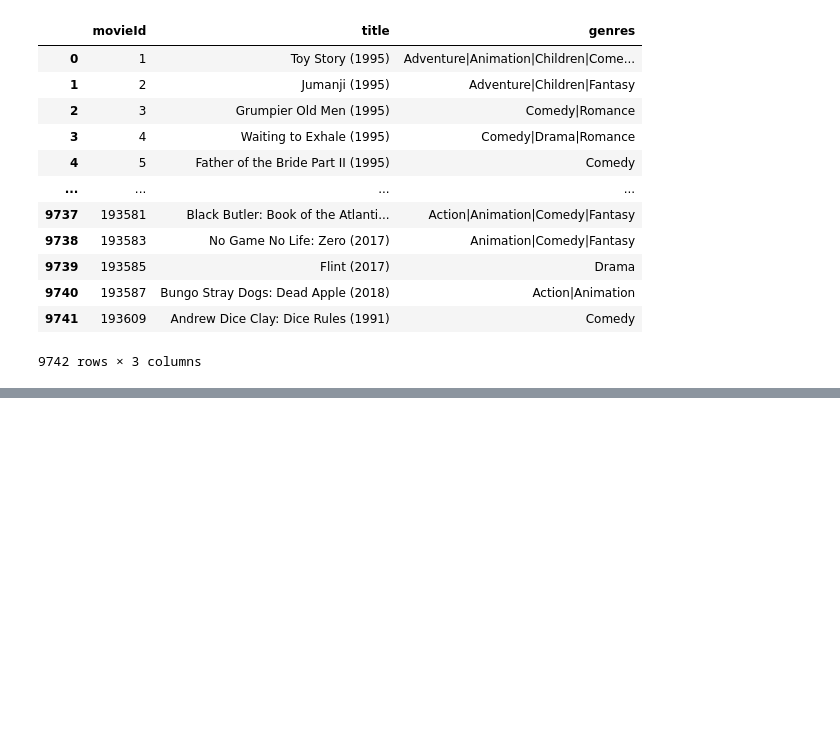
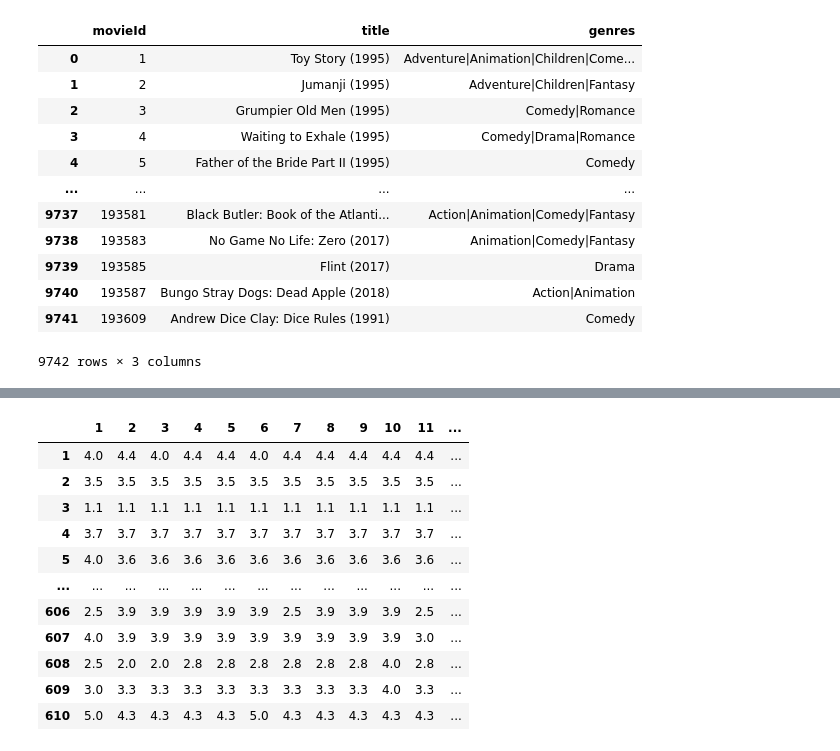
Before and after one commit to yuxuananakinliu/ERG3020-Proj, a Jupyter notebook: movie_rec.ipynb, the cells around one changed output, grey strips where cells are left out. Saved outputs shown, nothing was run; the diff lists cells and outputs as text; code cells hidden in the pictures; blank space fills up the shorter version.

```diff
--- a/movie_rec.ipynb
+++ b/movie_rec.ipynb
@@ -69,8 +144,8 @@ def eud(base, x, y):
 # %%
 ## NaN detection function
-def de_nan(base, r):
-    ori = base.loc[r].index.to_list()
-    cle = base.loc[r].dropna().index.to_list()
+def de_nan(base, rx, row):
+    ori = base.iloc[rx].index.to_list()
+    cle = row.index.to_list()
     for dex in cle:
         ori.remove(dex)
     return ori
@@ -103,11 +159,0 @@ r_map.head().iloc[:, :15]
-# %%
-## Construct similarity graph
-W = pd.DataFrame(columns=user, index=user)
-for u in user:
-    for v in user:
-        if u == v:
-            W.at[u, v] = 0
-        else:
-            W.at[u, v] = round(eud(r_map, u, v), 3)
-W.head().iloc[:, :10]
-W.to_csv('user_similarity_matrix', sep=',')
@@ -133,34 +160,40 @@ nor_W.to_csv('user_similarity_matrix_normalized', sep=',')
 # %%
 ## Nearest-neighbor collaborative filtering
-new_rmatrix = []
-for u in range(len(r_map)):
-    row = r_map.loc[u+1].dropna()
-    simi = W.loc[u+1].sort_values(ascending=False).index.to_list()
-    avg_x = sum(row) / len(row)
-    unk = de_nan(r_map, u+1)
-    new_row = []  # The estimated rated row
+def NNCF(rates, user_sim_m):
+    new_map = rates  # Copy the unfinished rating map
+    for k in range(len(rates)):
+        row = rates.iloc[k].dropna()
+        simi = user_sim_m.iloc[k].sort_values(ascending=False).index.to_list()  # Sorted similar users
+        if len(row) == 0:
+            new_map.iloc[k, :] = 2.8 * np.ones(len(rates.iloc[k]))
+        else:
+            avg_x = sum(row) / len(row)
+            unk = de_nan(rates, k, row)  # Unrated movies
 
-    for va in unk:
-        nei = 0
-        nbs = []
-        nbs_sum = 0
+            for va in unk:
+                nei = 0
+                nbs = []
+                nbs_sum = 0
 
-        while len(nbs) < 20 and nei < len(simi):
-            if np.isnan(r_map.loc[simi[nei], va]):
-                pass
-            else:
-                nbs.append((simi[nei], r_map.loc[simi[nei], va]))
-                nbs_sum += r_map.loc[simi[nei], va]
-            nei += 1
-        temp = 0
+                while len(nbs) < 10 and nei < len(simi):
+                    if np.isnan(rates.loc[int(simi[nei]), va]):
+                        pass
+                    else:
+                        nbs.append((simi[nei], rates.loc[int(simi[nei]), va]))
+                        nbs_sum += rates.loc[int(simi[nei]), va]
+                    nei += 1
+                temp = 0
 
-        for b in range(len(nbs)):
-            cur_avg = sum(r_map.loc[nbs[b][0]].dropna()) / len(r_map.loc[nbs[b][0]].dropna())
-            temp += (nbs[b][1] - cur_avg) * W.loc[u+1, nbs[b][0]] / nbs_sum
-        new_row.append(avg_x + temp)
-    new_rmatrix.append((unk, new_row))
-    #print('\r', u, end='', flush=True)
+                for b in range(len(nbs)):
+                    neighbor = rates.loc[int(nbs[b][0])].dropna()
+                    cur_avg = sum(neighbor) / len(neighbor)
+                    temp += (nbs[b][1] - cur_avg) * user_sim_m.loc[k+1, nbs[b][0]] / nbs_sum
+                new_map.loc[k+1, va] = round(avg_x + temp, 1)
+            print('\r', k + 1, end='', flush=True)
 
-new_map = recons(new_rmatrix, r_map)
-new_map.to_csv('new_map', sep=',')
-print(new_map.head().iloc[:, :10])
+    new_map.to_csv('new_map', sep=',')
+    return new_map
+
+check = NNCF(test_nan, W)
+check.iloc[:, :15]
+# %% [output]
@@ -166,0 +210,12 @@ print(new_map.head().iloc[:, :10])
+|  | 1 | 2 | 3 | 4 | 5 | 6 | 7 | 8 | 9 | 10 | 11 | ... |
+| 1 | 4.0 | 4.4 | 4.0 | 4.4 | 4.4 | 4.0 | 4.4 | 4.4 | 4.4 | 4.4 | 4.4 | ... |
+| 2 | 3.5 | 3.5 | 3.5 | 3.5 | 3.5 | 3.5 | 3.5 | 3.5 | 3.5 | 3.5 | 3.5 | ... |
+| 3 | 1.1 | 1.1 | 1.1 | 1.1 | 1.1 | 1.1 | 1.1 | 1.1 | 1.1 | 1.1 | 1.1 | ... |
+| 4 | 3.7 | 3.7 | 3.7 | 3.7 | 3.7 | 3.7 | 3.7 | 3.7 | 3.7 | 3.7 | 3.7 | ... |
+| 5 | 4.0 | 3.6 | 3.6 | 3.6 | 3.6 | 3.6 | 3.6 | 3.6 | 3.6 | 3.6 | 3.6 | ... |
+| ... | ... | ... | ... | ... | ... | ... | ... | ... | ... | ... | ... | ... |
+| 606 | 2.5 | 3.9 | 3.9 | 3.9 | 3.9 | 3.9 | 2.5 | 3.9 | 3.9 | 3.9 | 2.5 | ... |
+| 607 | 4.0 | 3.9 | 3.9 | 3.9 | 3.9 | 3.9 | 3.9 | 3.9 | 3.9 | 3.9 | 3.0 | ... |
+| 608 | 2.5 | 2.0 | 2.0 | 2.8 | 2.8 | 2.8 | 2.8 | 2.8 | 2.8 | 4.0 | 2.8 | ... |
+| 609 | 3.0 | 3.3 | 3.3 | 3.3 | 3.3 | 3.3 | 3.3 | 3.3 | 3.3 | 4.0 | 3.3 | ... |
+| 610 | 5.0 | 4.3 | 4.3 | 4.3 | 4.3 | 5.0 | 4.3 | 4.3 | 4.3 | 4.3 | 4.3 | ... |
```
Also changed, not shown: parts of 11 cells of this notebook.
